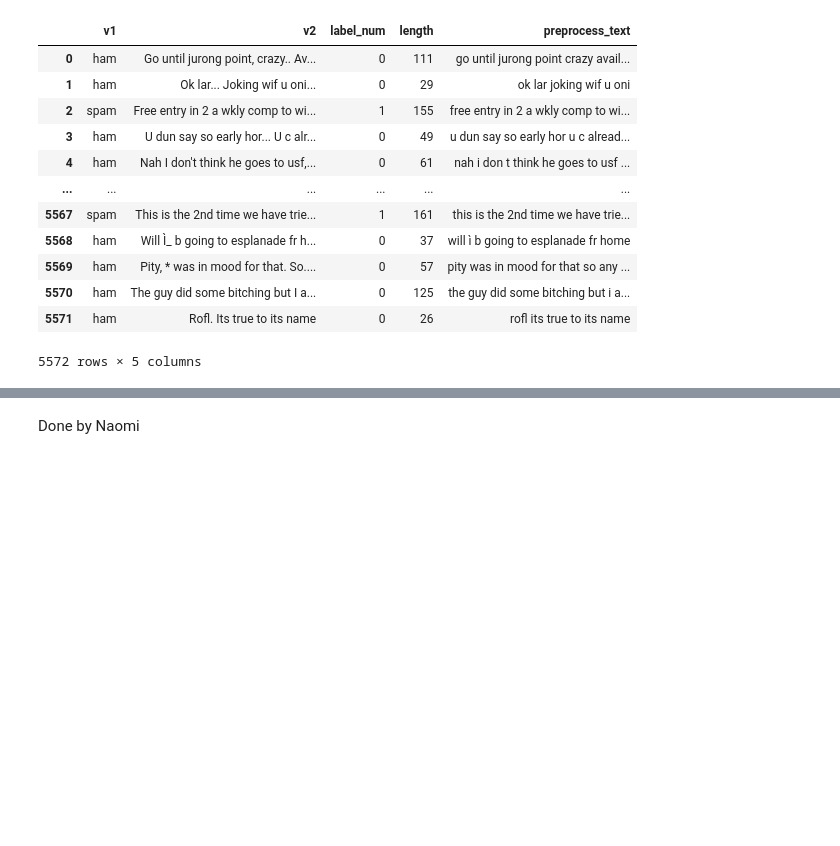
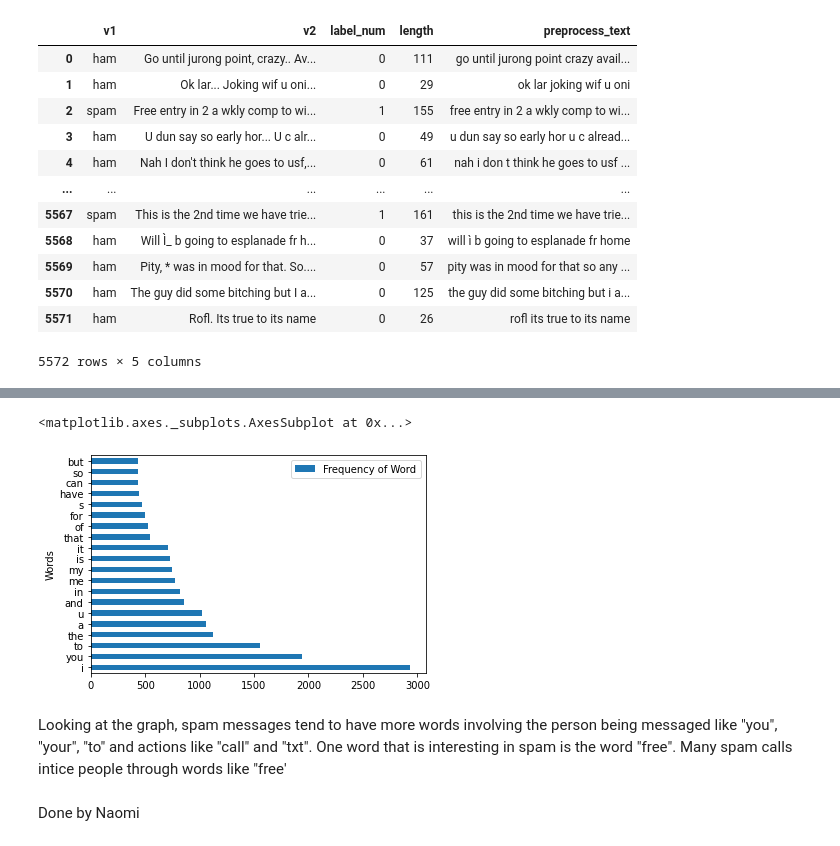
Before and after one commit to BrindaPuri/ECS171-SpamFiltering, a Jupyter notebook: SpamFilter.ipynb, the cells around one changed output, grey strips where cells are left out. Cells and saved outputs as stored; diff of their text form; code cells hidden in the pictures; blank space fills up the shorter version.

```diff
--- a/SpamFilter.ipynb
+++ b/SpamFilter.ipynb
@@ -165,3 +190,16 @@ Top 100 words
+# %%
+#ham messages
+ham=df.loc[df['v1'] == 'ham']
+ham_common=Counter(" ".join(ham["preprocess_text"]).split()).most_common(20)
+ham_df=pd.DataFrame(ham_common)
+ham_df.columns=['Words','Frequency of Word']
+ham_df
+ham_df.plot.barh(x='Words')
+# %% [output]
+<matplotlib.axes._subplots.AxesSubplot at 0x...>
+[figure, added]
+# %% [markdown]
+Looking at the graph, spam messages tend to have more words involving the person being messaged like "you", "your", "to" and actions like "call" and "txt". One word that is interesting in spam is the word "free". Many spam calls intice people through words like "free'
 # %% [markdown]
 Done by Naomi
 # %%
```
Also changed, not shown: parts of 3 cells of this notebook.
